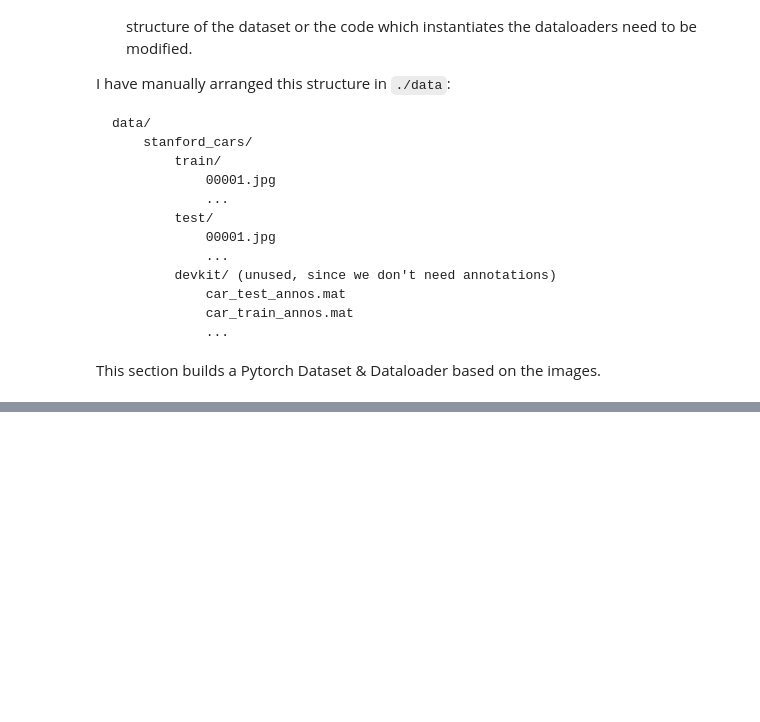
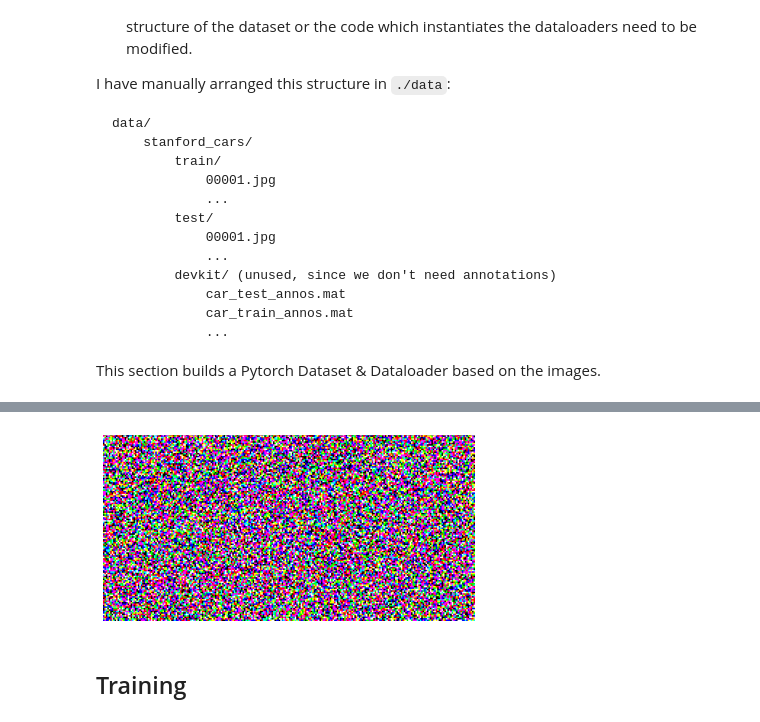
Before and after one commit to mxagar/diffusion-examples, a Jupyter notebook: ddpm/ddpm.ipynb, the cells around one changed output, grey strips where cells are left out. Drawn from its saved outputs; the diff is of its cells as text; code cells hidden in the pictures; blank space fills up the shorter version.

```diff
--- a/ddpm/ddpm.ipynb
+++ b/ddpm/ddpm.ipynb
@@ -178,0 +326,46 @@ _ = display_sequence(batch[:8], dpi=150)
+# %%
+@torch.no_grad()
+def run_inference(
+    input_noise: torch.Tensor,
+    model: torch.nn.Module,
+    config: Config,
+    return_all: bool = False,
+    device: str | torch.device = "cpu",
+) -> torch.Tensor:
+    """
+    Implements the sampling algorithm from the DDPM paper
+    """
+    config = config.to(device)
+    input_noise = input_noise.to(device)
+    model = model.to(device)
+
+    x = input_noise
+    bs = x.shape[0]
+
+    imgs = []
+
+    for time_step in range(0, config.T)[::-1]:
+
+        noise = torch.randn_like(x) if time_step > 0 else 0
+
+        t = torch.full((bs,), time_step, device=device, dtype=torch.long)
+
+        x = config.sqrt_recip_alphas[t].view(bs, 1, 1, 1) * (
+            x - config.betas[t].view(bs, 1, 1, 1) * model(x, t) /
+            config.sqrt_one_minus_alphas_cumprod[t].view(bs, 1, 1, 1)
+        ) + torch.sqrt(config.posterior_variance[t].view(bs, 1, 1, 1)) * noise
+
+        imgs.append(torch.clamp(x, -1, 1))
+
+    if return_all:
+        return imgs
+    else:
+        return imgs[-1]
+# %%
+input_noise = torch.randn((8, 3, IMG_SIZE, IMG_SIZE), device=DEVICE)
+imgs = run_inference(input_noise, model, cfg, device=DEVICE)
+_ = display_sequence(imgs, dpi=75, nrow=4)
+# %% [output]
+[figure, added]
+# %% [markdown]
+## Training
```
Also changed, not shown: parts of 16 cells of this notebook.
